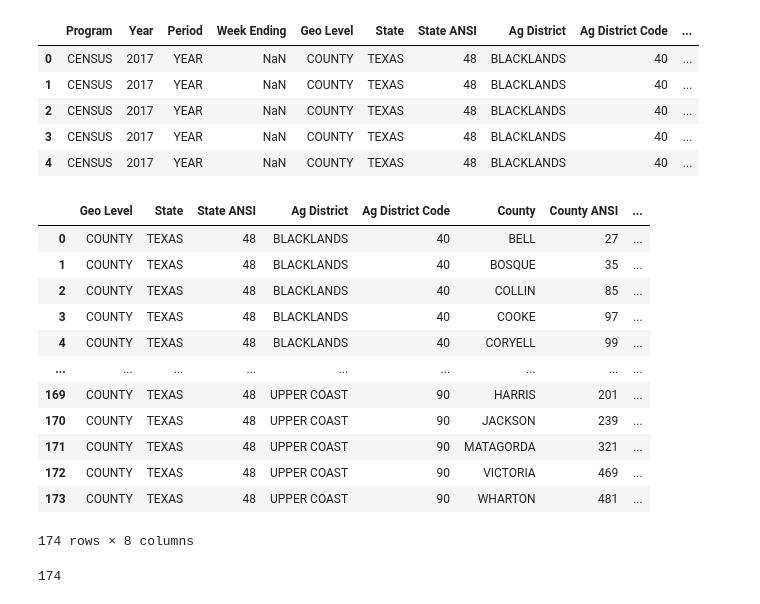
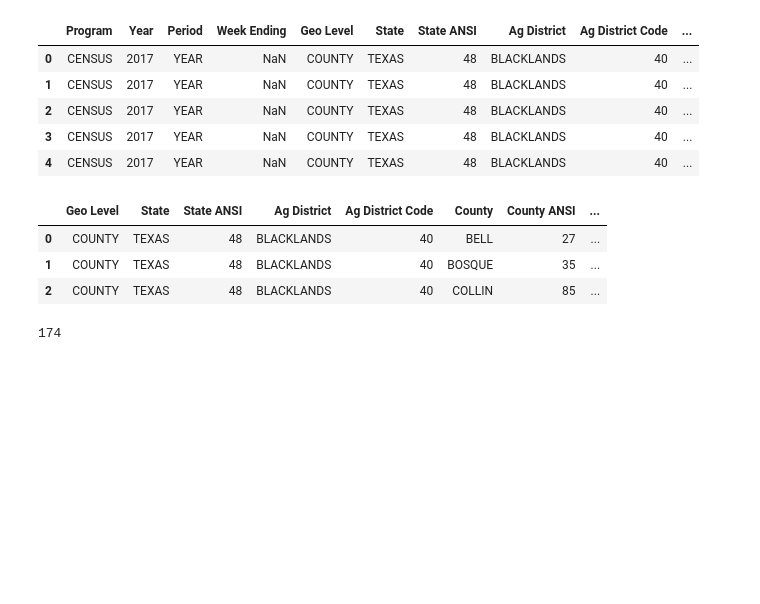
Before and after one commit to aps0611/Capegimini-Data-Hackathon, a Jupyter notebook: book1.ipynb, the cells around one changed output. Drawn from its saved outputs; the diff is of its cells as text; code cells hidden in the pictures; blank space fills up the shorter version.

```diff
--- a/book1.ipynb
+++ b/book1.ipynb
@@ -25,7 +27,7 @@ df_cotton.shape
 # %% [output]
 (174, 21)
 # %%
-df_cotton['COTTON - ACRES HARVESTED'] = df_cotton['Value']
+df_cotton['COTTON-AREA-ACRES'] = df_cotton['Value']
 df_cotton.head()
 # %% [output]
 |  | Program | Year | Period | Week Ending | Geo Level | State | State ANSI | Ag District | Ag District Code | ... |
@@ -37,24 +39,15 @@ df_cotton.head()
 # %%
 df_cotton.drop(['Program','Region','Commodity','Zip Code', 'CV (%)','Year',
                'Period', 'Week Ending', 'watershed_code', 'Watershed','Data Item',
                'Domain', 'Domain Category', 'Value'],
               inplace = True,
               axis = 'columns')
-df_cotton
+df_cotton.head(3)
 # %% [output]
 |  | Geo Level | State | State ANSI | Ag District | Ag District Code | County | County ANSI | ... |
 | 0 | COUNTY | TEXAS | 48 | BLACKLANDS | 40 | BELL | 27 | ... |
 | 1 | COUNTY | TEXAS | 48 | BLACKLANDS | 40 | BOSQUE | 35 | ... |
 | 2 | COUNTY | TEXAS | 48 | BLACKLANDS | 40 | COLLIN | 85 | ... |
-| 3 | COUNTY | TEXAS | 48 | BLACKLANDS | 40 | COOKE | 97 | ... |
-| 4 | COUNTY | TEXAS | 48 | BLACKLANDS | 40 | CORYELL | 99 | ... |
-| ... | ... | ... | ... | ... | ... | ... | ... | ... |
-| 169 | COUNTY | TEXAS | 48 | UPPER COAST | 90 | HARRIS | 201 | ... |
-| 170 | COUNTY | TEXAS | 48 | UPPER COAST | 90 | JACKSON | 239 | ... |
-| 171 | COUNTY | TEXAS | 48 | UPPER COAST | 90 | MATAGORDA | 321 | ... |
-| 172 | COUNTY | TEXAS | 48 | UPPER COAST | 90 | VICTORIA | 469 | ... |
-| 173 | COUNTY | TEXAS | 48 | UPPER COAST | 90 | WHARTON | 481 | ... |
-174 rows × 8 columns
 # %%
 len(df_cotton['County'].unique())
 # %% [output]
```
Also changed, not shown: parts of 38 cells of this notebook.
